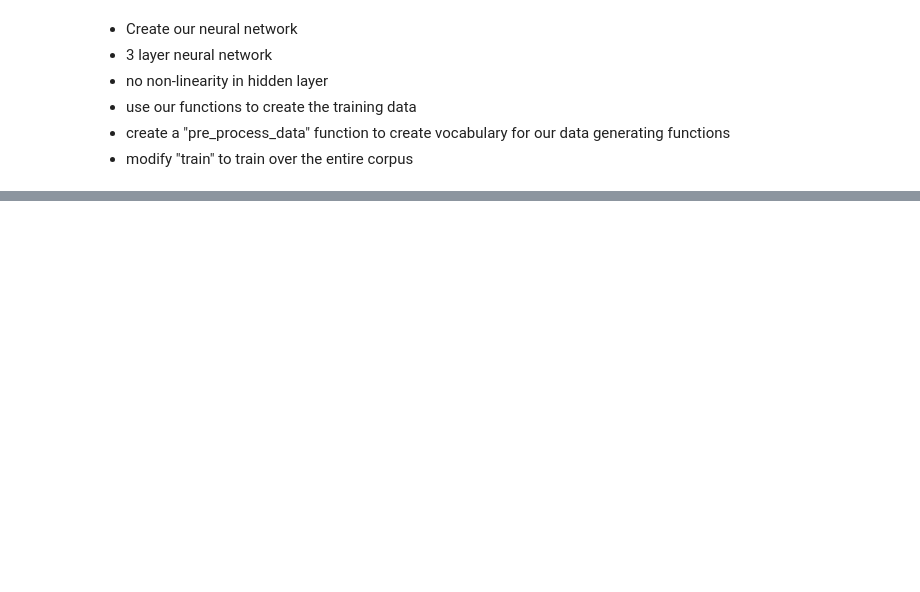
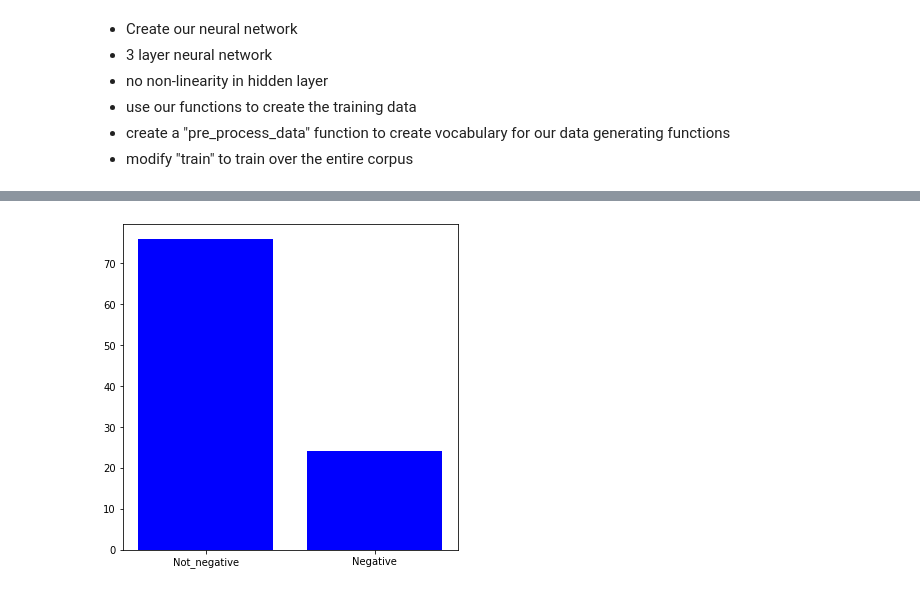
Before and after one commit to alimahzoon/Sentiment-Analysis-, a Jupyter notebook: Sentiment_analysis.ipynb, the cells around one changed output, grey strips where cells are left out. Saved outputs shown, nothing was run; the diff lists cells and outputs as text; code cells hidden in the pictures; blank space fills up the shorter version.

```diff
--- a/Sentiment_analysis.ipynb
+++ b/Sentiment_analysis.ipynb
@@ -654,0 +1598,5 @@ class SentimentNetwork:
+# %%
+#going more aggressive and cutoff a bigger chunk of the words
+mlp = SentimentNetwork(X_train, y_train, learning_rate=0.01, min_count=20, polarity_cutoff=0.5)
+# %%
+mlp.train(X_train, y_train)
@@ -654,0 +1627,3 @@ class SentimentNetwork:
+# %%
+#increasing accuracy by more iterations
+mlp.train(X_train * 2, y_train * 2)
@@ -654,0 +1641,19 @@ class SentimentNetwork:
+# %%
+sentence_3 = 'this is a good product'
+sentence_4 = 'this is not a good product'
+# %%
+#obtain the model's predictions (logits)
+mlp.run(sentence_3)
+calc_preds = tf.nn.sigmoid(mlp.layer_1.dot(mlp.weights_1_2)).numpy()
+not_negative_pred_mlp = float(calc_preds[0])*100
+
+negative_pred_mlp = 100 - not_negative_pred_mlp
+
+percentage_pred_mlp = []
+percentage_pred_mlp.append(not_negative_pred_mlp)
+percentage_pred_mlp.append(negative_pred_mlp)
+
+plt.figure(figsize=(6,6))
+plt.bar(x=[1,2], height=percentage_pred_mlp, color='Blue', tick_label=['Not_negative','Negative']);
+# %% [output]
+[figure, added]
```
Also changed, not shown: parts of 146 cells of this notebook.
